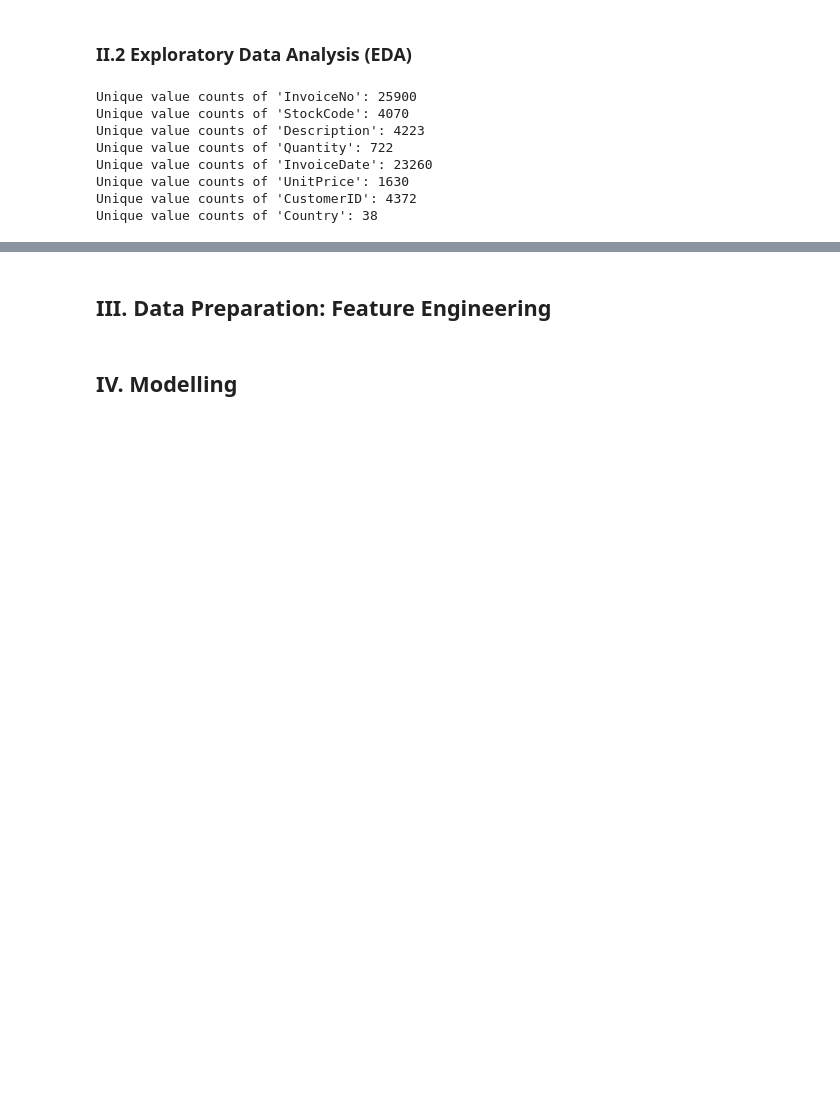
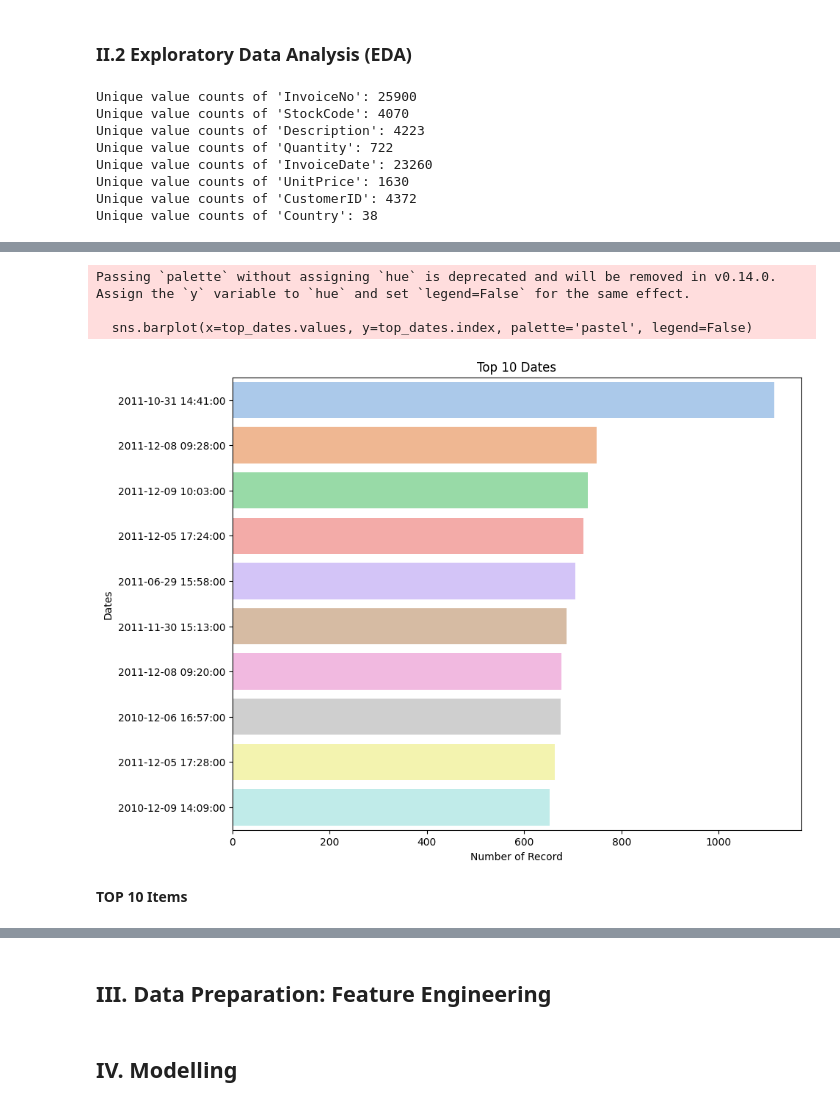
Before and after one commit to ymo98/customer-segmentation, a Jupyter notebook: customer-segmentation.ipynb, the cells around one changed output, grey strips where cells are left out. Saved outputs shown, nothing was run; the diff lists cells and outputs as text; code cells hidden in the pictures; blank space fills up the shorter version.

```diff
--- a/customer-segmentation.ipynb
+++ b/customer-segmentation.ipynb
@@ -153,0 +195,16 @@ for col in ['Quantity', 'UnitPrice']:
+# %%
+top_dates = df_ori['InvoiceDate'].value_counts().head(10)
+# %%
+plt.figure(figsize=(10,8))
+sns.barplot(x=top_dates.values, y=top_dates.index, palette='pastel', legend=False)
+plt.title('Top 10 Dates')
+plt.xlabel('Number of Record')
+plt.ylabel('Dates')
+plt.show()
+# %% [output]
+Passing `palette` without assigning `hue` is deprecated and will be removed in v0.14.0. Assign the `y` variable to `hue` and set `legend=False` for the same effect.
+
+  sns.barplot(x=top_dates.values, y=top_dates.index, palette='pastel', legend=False)
+[figure, added]
+# %% [markdown]
+**TOP 10 Items**
```
Also changed, not shown: parts of 16 cells of this notebook.
